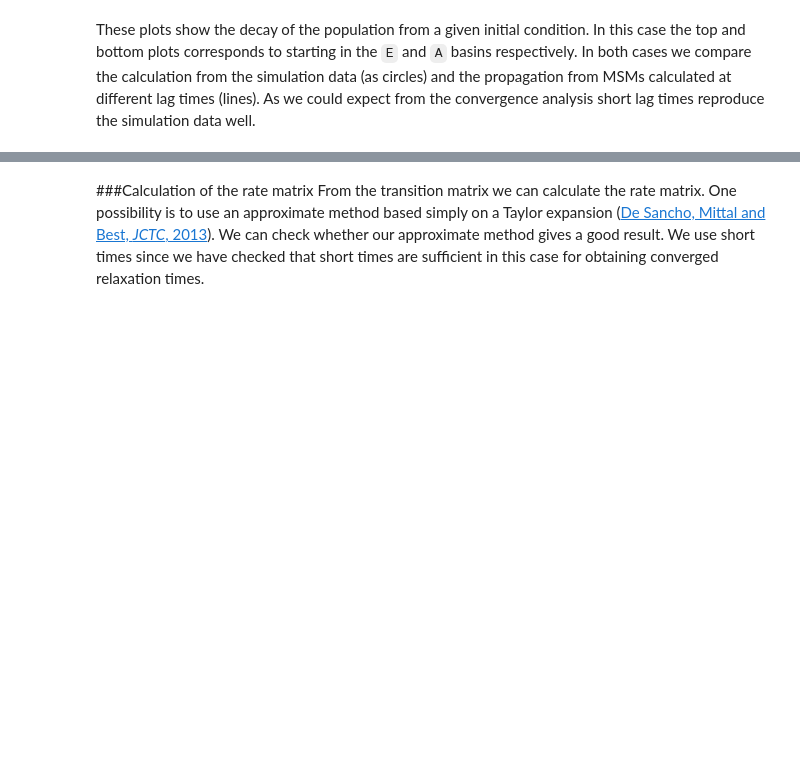
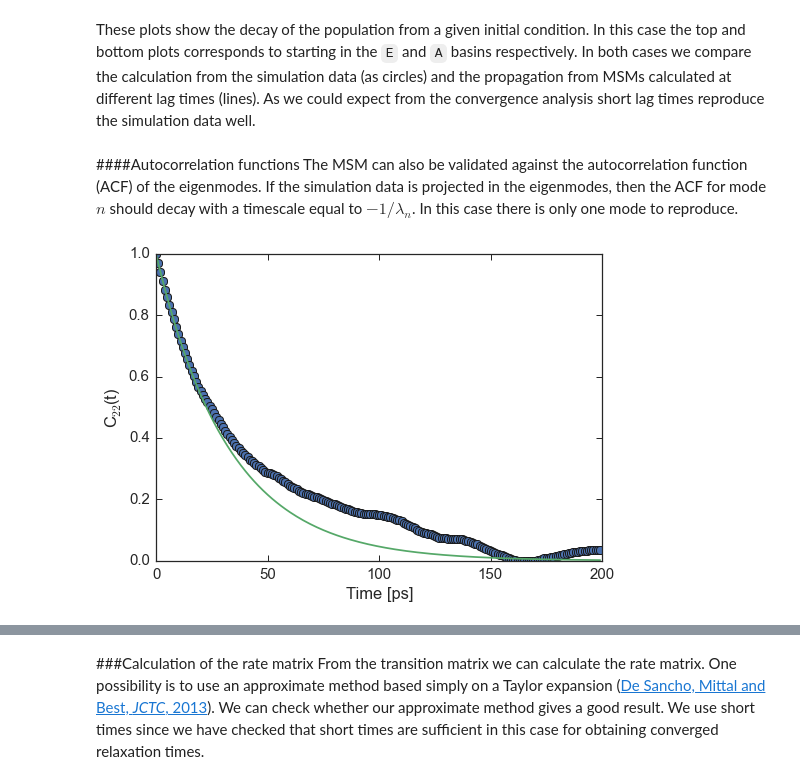
Before and after one commit to BioKT/MasterMSM, a Jupyter notebook: examples/alanine_dipeptide/ala_dipeptide.ipynb, the cells around one changed output, grey strips where cells are left out. Saved outputs shown, nothing was run; the diff lists cells and outputs as text; code cells hidden in the pictures; blank space fills up the shorter version.

```diff
--- a/examples/alanine_dipeptide/ala_dipeptide.ipynb
+++ b/examples/alanine_dipeptide/ala_dipeptide.ipynb
@@ -133,2 +134,50 @@ msm_alaTB.ck_test(time=[1, 2, 5, 7, 10, 20], init=['A'])
 # %% [markdown]
 These plots show the decay of the population from a given initial condition. In this case the top and bottom plots corresponds to starting in the `E` and `A` basins respectively. In both cases we compare the calculation from the simulation data (as circles) and the propagation from MSMs calculated at different lag times (lines). As we could expect from the convergence analysis short lag times reproduce the simulation data well.
+# %% [markdown]
+####Autocorrelation functions
+The MSM can also be validated against the autocorrelation function (ACF) of the eigenmodes. If the simulation data is projected in the eigenmodes, then the ACF for mode $n$ should decay with a timescale equal to $-1/\lambda_n$. In this case there is only one mode to reproduce.
+# %%
+msm_alaTB.msms[2].do_trans(evecs=True)
+self = msm_alaTB.msms[2]
+kk = self.keep_keys
+trajs = [[x.distraj, x.dt] for x in self.data]
+lentr = 0
+acf_ave = {}
+x2 = []
+dt = self.data[0].dt
+for m in [1]:
+    acf_cum = []
+    for tr in trajs:
+        projected = []
+        for s in tr[0]:
+            try:
+                projected.append(self.lvecsT[kk.index(s),m])
+            except ValueError:
+                pass
+        #        acf = np.array([x/(len(tr[0])-i) for i,x in enumerate(acf_half)])
+        x2.extend([x**2 for x in projected])
+        acf = np.correlate(projected, projected, mode='full')
+        acf_half = acf[acf.size / 2:]
+        acf_cum.append(acf_half)
+    lmin = np.min([len(x) for x in acf_cum])
+
+    acf_ave[m] = []
+    for l in range(lmin):
+        num = np.sum([x[l] for x in acf_cum])
+        denom = np.sum([len(x)-l for x in acf_cum])
+        acf_ave[m].append(num/denom)
+    #    #        acf = np.array([x/(len(tr[0])-i) for i,x in enumerate(acf_half)])
+
+    fig,ax = plt.subplots()
+    nframes = 200
+    time = np.arange(nframes)*dt
+    ax.plot(time,acf_ave[m][:nframes]/np.mean(x2), 'o', mew=1, ms=8)
+    ax.plot(time,np.exp(-time*1./self.tauT[0]))
+
+    ax.set_xlim(0,200)
+    ax.set_ylim(0,1)
+
+    ax.set_xlabel('Time [ps]')
+    ax.set_ylabel('C$_{22}$(t)')
+# %% [output]
+[figure, added]
```
Also changed, not shown: parts of 8 cells of this notebook, 2 other files.
